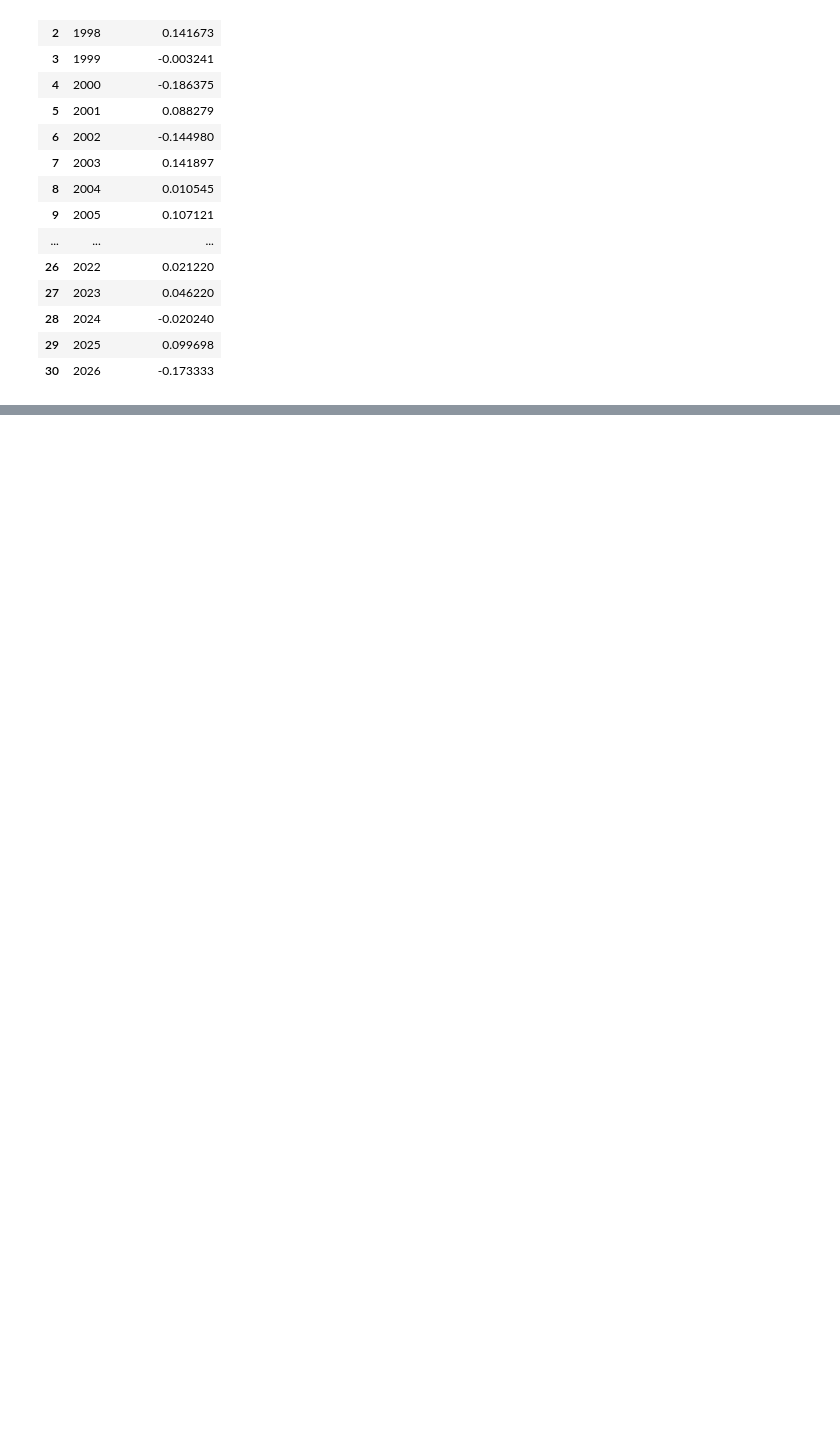
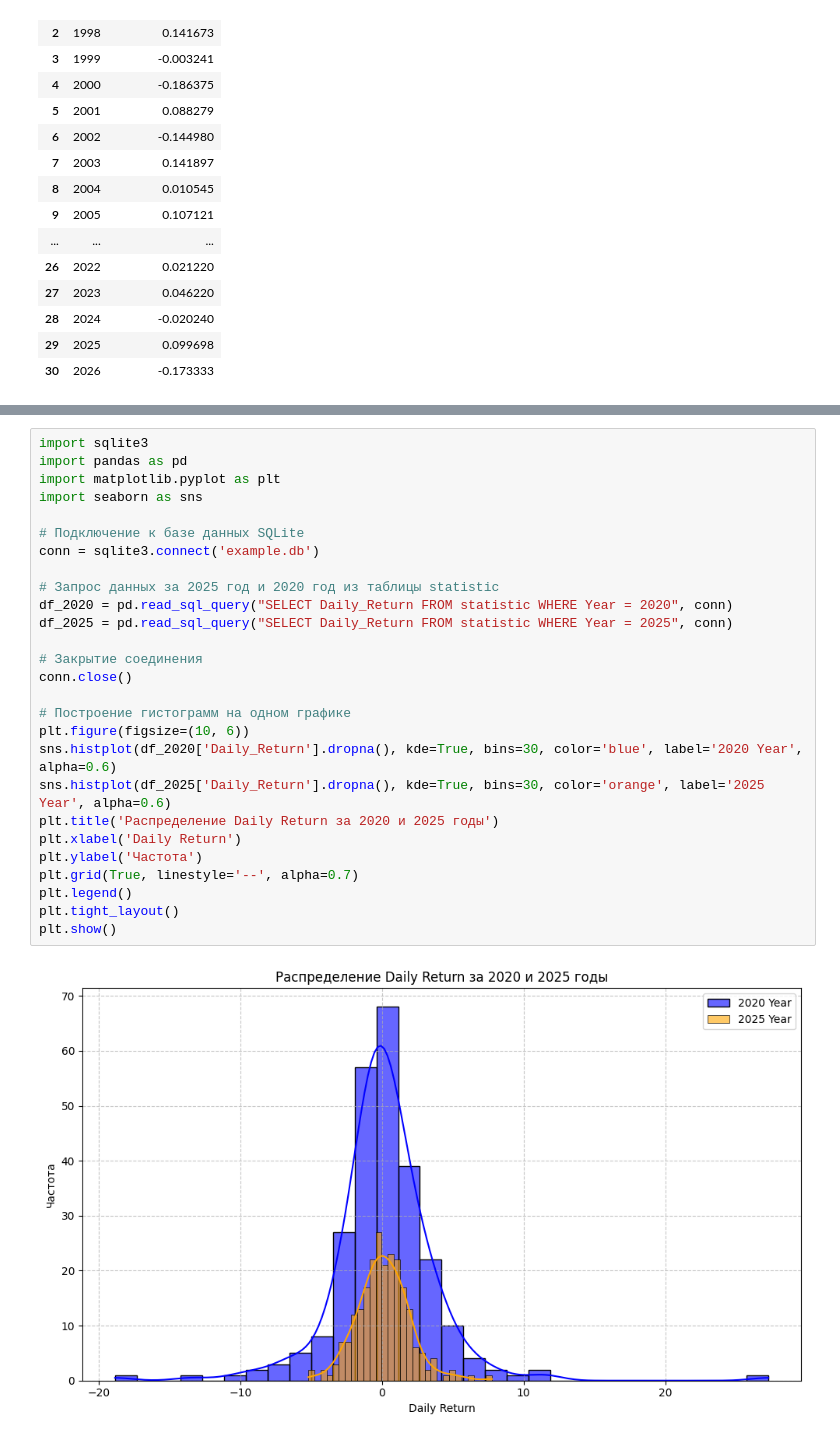
Before and after one commit to dezurnyjkipia4/DataScince, a Jupyter notebook: HW3/HW3.ipynb, the cells around one changed output, grey strips where cells are left out. Saved outputs shown, nothing was run; the diff lists cells and outputs as text; blank space fills up the shorter version.

```diff
--- a/HW3/HW3.ipynb
+++ b/HW3/HW3.ipynb
@@ -208,0 +227,29 @@ conn.close()
+# %%
+import sqlite3
+import pandas as pd
+import matplotlib.pyplot as plt
+import seaborn as sns
+
+# Подключение к базе данных SQLite
+conn = sqlite3.connect('example.db')
+
+# Запрос данных за 2025 год и 2020 год из таблицы statistic
+df_2020 = pd.read_sql_query("SELECT Daily_Return FROM statistic WHERE Year = 2020", conn)
+df_2025 = pd.read_sql_query("SELECT Daily_Return FROM statistic WHERE Year = 2025", conn)
+
+# Закрытие соединения
+conn.close()
+
+# Построение гистограмм на одном графике
+plt.figure(figsize=(10, 6))
+sns.histplot(df_2020['Daily_Return'].dropna(), kde=True, bins=30, color='blue', label='2020 Year', alpha=0.6)
+sns.histplot(df_2025['Daily_Return'].dropna(), kde=True, bins=30, color='orange', label='2025 Year', alpha=0.6)
+plt.title('Распределение Daily Return за 2020 и 2025 годы')
+plt.xlabel('Daily Return')
+plt.ylabel('Частота')
+plt.grid(True, linestyle='--', alpha=0.7)
+plt.legend()
+plt.tight_layout()
+plt.show()
+# %% [output]
+[figure, added]
```
Also changed, not shown: parts of 1 cell of this notebook.
